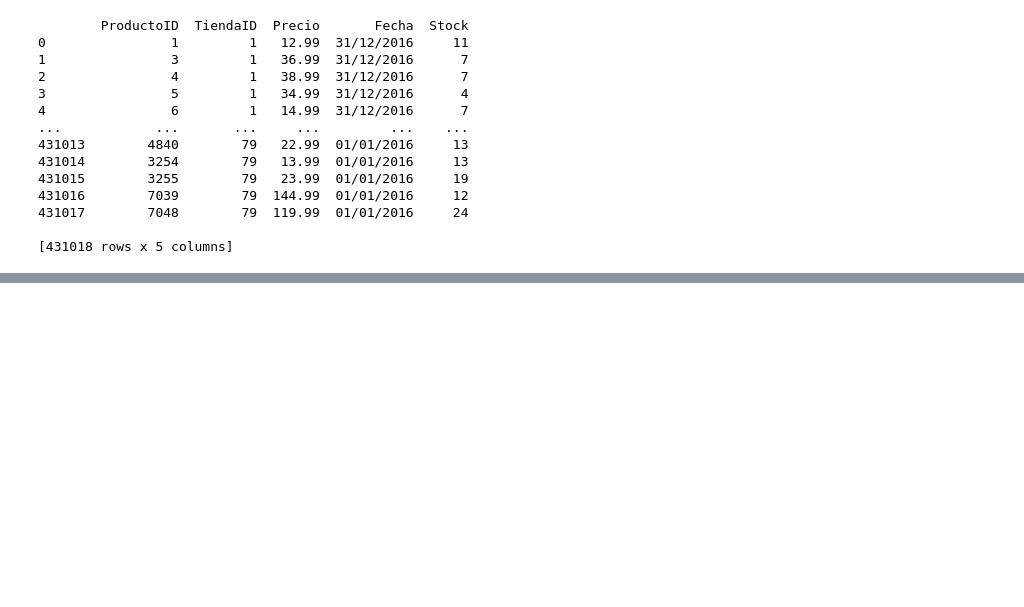
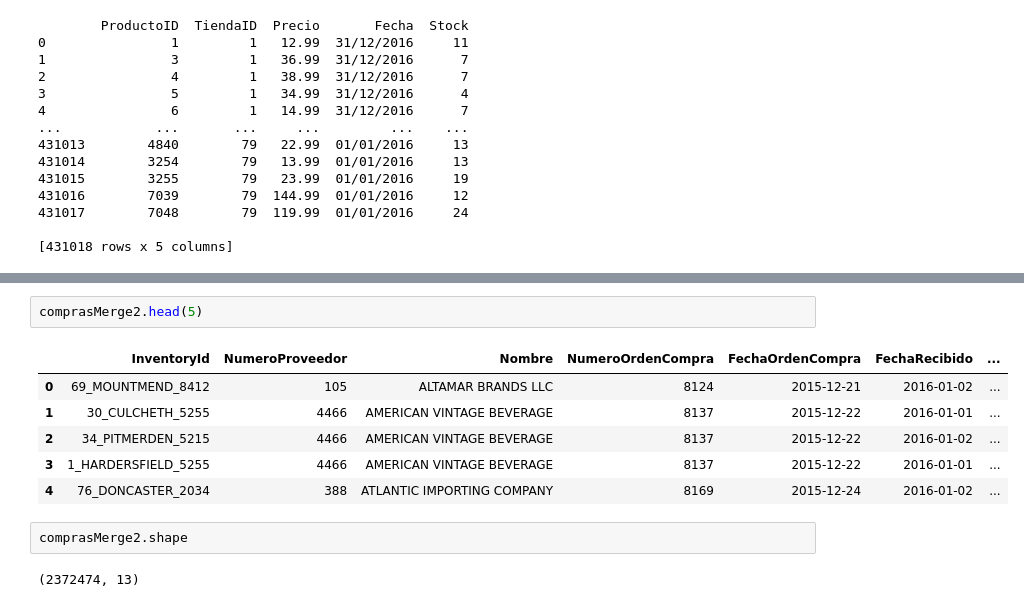
Before and after one commit to jorgelqc/DrikingTeam, a Jupyter notebook: ConexionBaseDatos/Conexion a la Base de Datos.ipynb, the cells around one changed output, grey strips where cells are left out. Cells and saved outputs as stored; diff of their text form; blank space fills up the shorter version.

```diff
--- a/ConexionBaseDatos/Conexion a la Base de Datos.ipynb
+++ b/ConexionBaseDatos/Conexion a la Base de Datos.ipynb
@@ -683,0 +802,13 @@ print(datos_inventarios)
+# %%
+comprasMerge2.head(5)
+# %% [output]
+|  | InventoryId | NumeroProveedor | Nombre | NumeroOrdenCompra | FechaOrdenCompra | FechaRecibido | ... |
+| 0 | 69_MOUNTMEND_8412 | 105 | ALTAMAR BRANDS LLC | 8124 | 2015-12-21 | 2016-01-02 | ... |
+| 1 | 30_CULCHETH_5255 | 4466 | AMERICAN VINTAGE BEVERAGE | 8137 | 2015-12-22 | 2016-01-01 | ... |
+| 2 | 34_PITMERDEN_5215 | 4466 | AMERICAN VINTAGE BEVERAGE | 8137 | 2015-12-22 | 2016-01-02 | ... |
+| 3 | 1_HARDERSFIELD_5255 | 4466 | AMERICAN VINTAGE BEVERAGE | 8137 | 2015-12-22 | 2016-01-01 | ... |
+| 4 | 76_DONCASTER_2034 | 388 | ATLANTIC IMPORTING COMPANY | 8169 | 2015-12-24 | 2016-01-02 | ... |
+# %%
+comprasMerge2.shape
+# %% [output]
+(2372474, 13)
```
Also changed, not shown: parts of 34 cells of this notebook.
